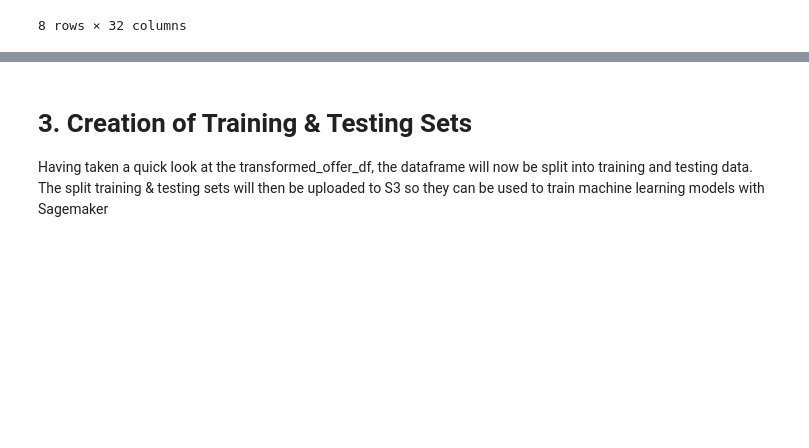
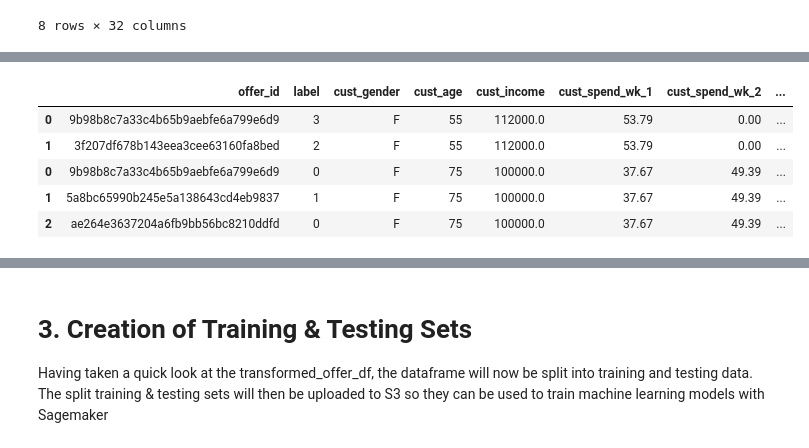
Before and after one commit to LucasAB11/Udacity_Capstone_Starbucks_App, a Jupyter notebook: Starbucks_Capstone_notebook.ipynb, the cells around one changed output, grey strips where cells are left out. Cells and saved outputs as stored; diff of their text form; code cells hidden in the pictures; blank space fills up the shorter version.

Commit message:
Recommend Function finished

```diff
--- a/Starbucks_Capstone_notebook.ipynb
+++ b/Starbucks_Capstone_notebook.ipynb
@@ -732,0 +743,4 @@ transformed_offer_df.describe()
+# %%
+alt_portfolio = portfolio.copy()
+alt_portfolio['offer'] = np.arange(0,10)
+alt_portfolio.head()
@@ -732,0 +767,17 @@ transformed_offer_df.describe()
+# %%
+# add category for id
+# define function to add information from the portfolio dataframe based on the offer_id
+def add_offer_info_2(row, portfolio):
+    return portfolio.loc[portfolio['id'] == row['offer_id']]['offer'].squeeze()
+
+# add offer value
+alt_offer_df['offer'] = alt_offer_df.apply(lambda row: add_offer_info_2(row, alt_portfolio), axis=1)
+
+alt_offer_df.head()
+# %% [output]
+|  | offer_id | label | cust_gender | cust_age | cust_income | cust_spend_wk_1 | cust_spend_wk_2 | ... |
+| 0 | 9b98b8c7a33c4b65b9aebfe6a799e6d9 | 3 | F | 55 | 112000.0 | 53.79 | 0.00 | ... |
+| 1 | 3f207df678b143eea3cee63160fa8bed | 2 | F | 55 | 112000.0 | 53.79 | 0.00 | ... |
+| 0 | 9b98b8c7a33c4b65b9aebfe6a799e6d9 | 0 | F | 75 | 100000.0 | 37.67 | 49.39 | ... |
+| 1 | 5a8bc65990b245e5a138643cd4eb9837 | 1 | F | 75 | 100000.0 | 37.67 | 49.39 | ... |
+| 2 | ae264e3637204a6fb9bb56bc8210ddfd | 0 | F | 75 | 100000.0 | 37.67 | 49.39 | ... |
```
Also changed, not shown: parts of 45 cells of this notebook, 5 other files.
